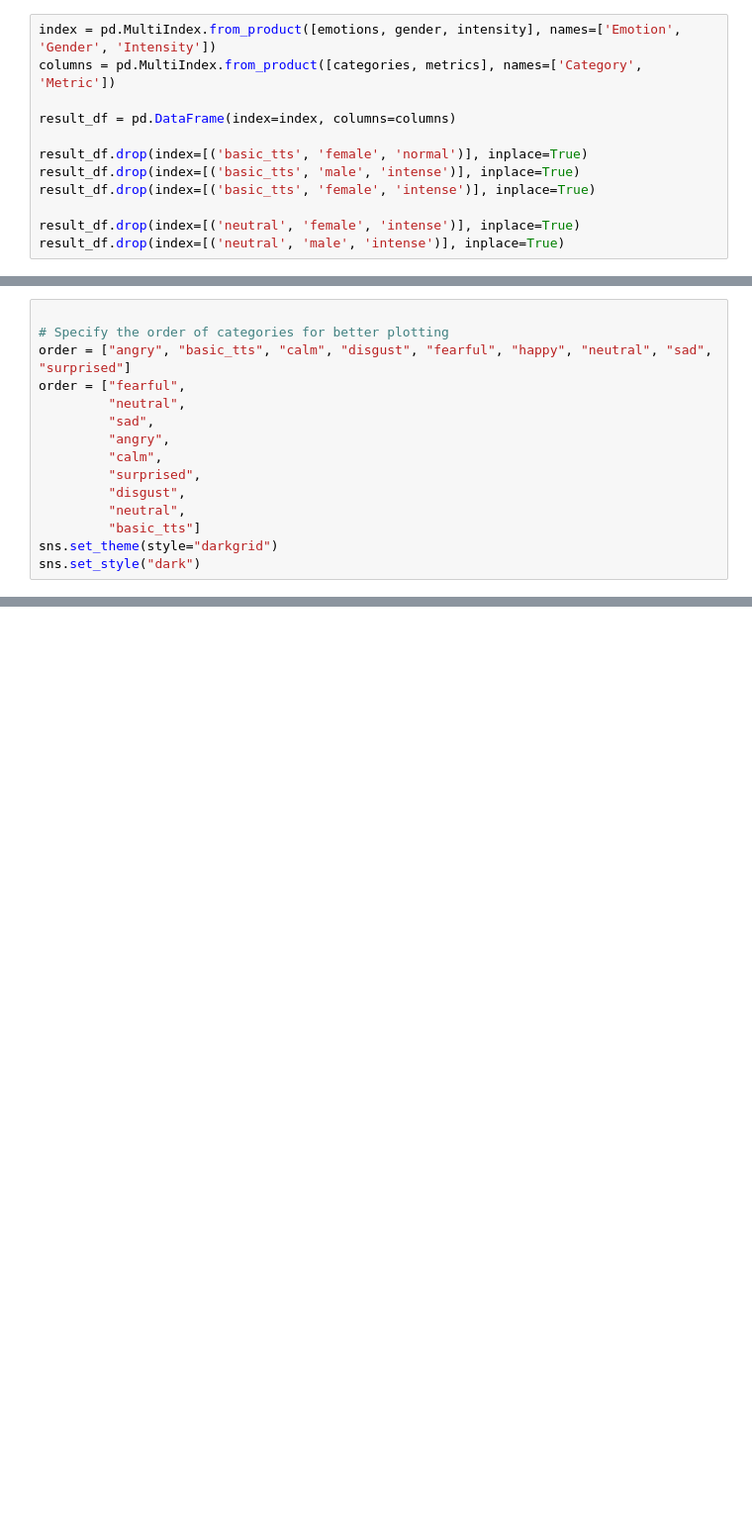
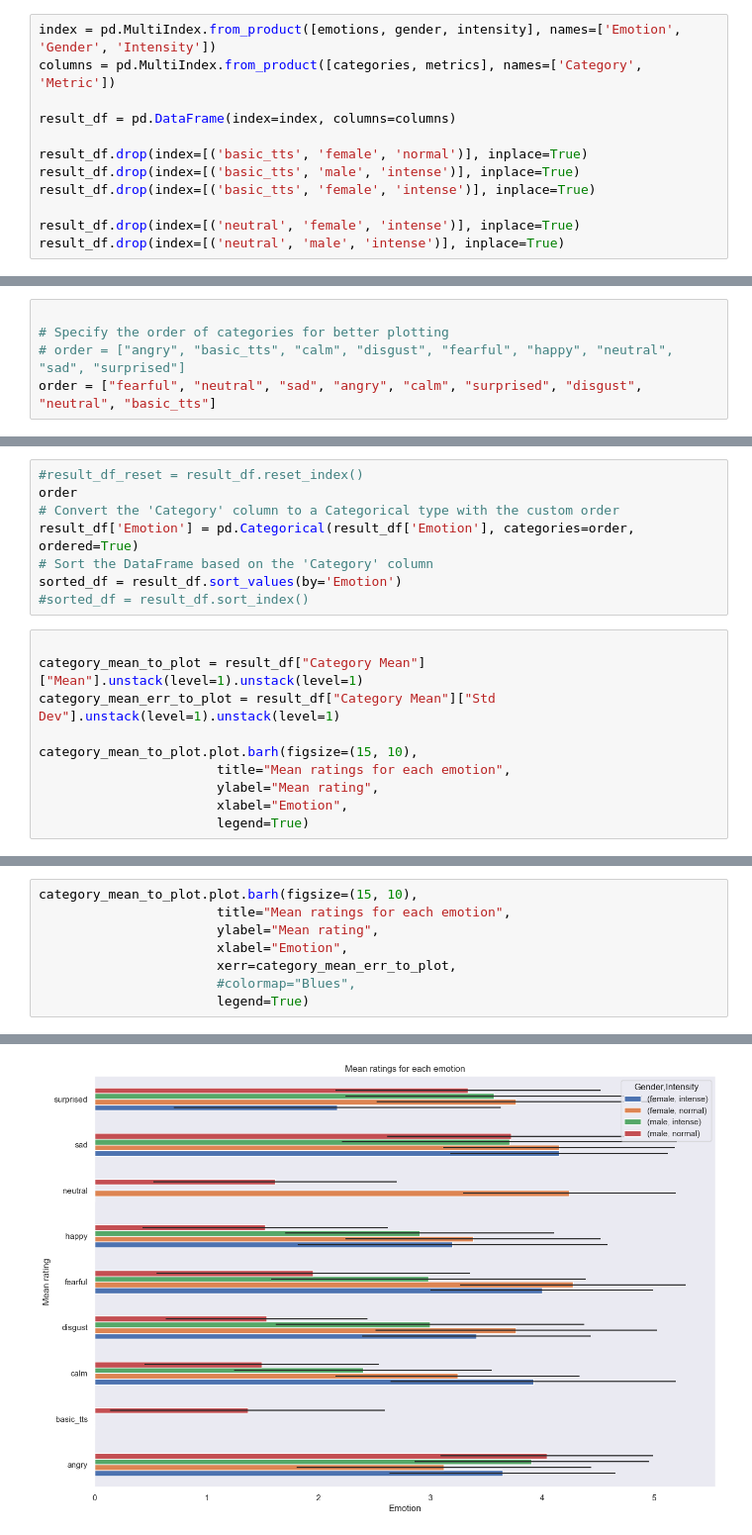
Before and after one commit to LeanderVonSeelstrang/TTS, a Jupyter notebook: survey/make_plots.ipynb, the cells around one changed output, grey strips where cells are left out. Shown: that part at 99% size. Drawn from its saved outputs; the diff is of its cells as text; blank space fills up the shorter version.

```diff
--- a/survey/make_plots.ipynb
+++ b/survey/make_plots.ipynb
@@ -250,15 +151,5 @@ combined_df
 # %%
 
 # Specify the order of categories for better plotting
-order = ["angry", "basic_tts", "calm", "disgust", "fearful", "happy", "neutral", "sad", "surprised"]
-order = ["fearful",
-         "neutral",
-         "sad",
-         "angry",
-         "calm",
-         "surprised",
-         "disgust",
-         "neutral",
-         "basic_tts"]
-sns.set_theme(style="darkgrid")
-sns.set_style("dark")
+# order = ["angry", "basic_tts", "calm", "disgust", "fearful", "happy", "neutral", "sad", "surprised"]
+order = ["fearful", "neutral", "sad", "angry", "calm", "surprised", "disgust", "neutral", "basic_tts"]
@@ -298,0 +213,18 @@ mean_df
+# %%
+#result_df_reset = result_df.reset_index()
+order
+# Convert the 'Category' column to a Categorical type with the custom order
+result_df['Emotion'] = pd.Categorical(result_df['Emotion'], categories=order, ordered=True)
+# Sort the DataFrame based on the 'Category' column
+sorted_df = result_df.sort_values(by='Emotion')
+#sorted_df = result_df.sort_index()
+# %%
+
+category_mean_to_plot = result_df["Category Mean"]["Mean"].unstack(level=1).unstack(level=1)
+category_mean_err_to_plot = result_df["Category Mean"]["Std Dev"].unstack(level=1).unstack(level=1)
+
+category_mean_to_plot.plot.barh(figsize=(15, 10),
+                       title="Mean ratings for each emotion",
+                       ylabel="Mean rating",
+                       xlabel="Emotion",
+                       legend=True)
@@ -298,0 +233,9 @@ mean_df
+# %%
+category_mean_to_plot.plot.barh(figsize=(15, 10),
+                       title="Mean ratings for each emotion",
+                       ylabel="Mean rating",
+                       xlabel="Emotion",
+                       xerr=category_mean_err_to_plot,
+                       #colormap="Blues",
+                       legend=True)
+# %% [output]
@@ -298,0 +243 @@ mean_df
+[figure, added]
```
Also changed, not shown: parts of 26 cells of this notebook, 2 other files.
